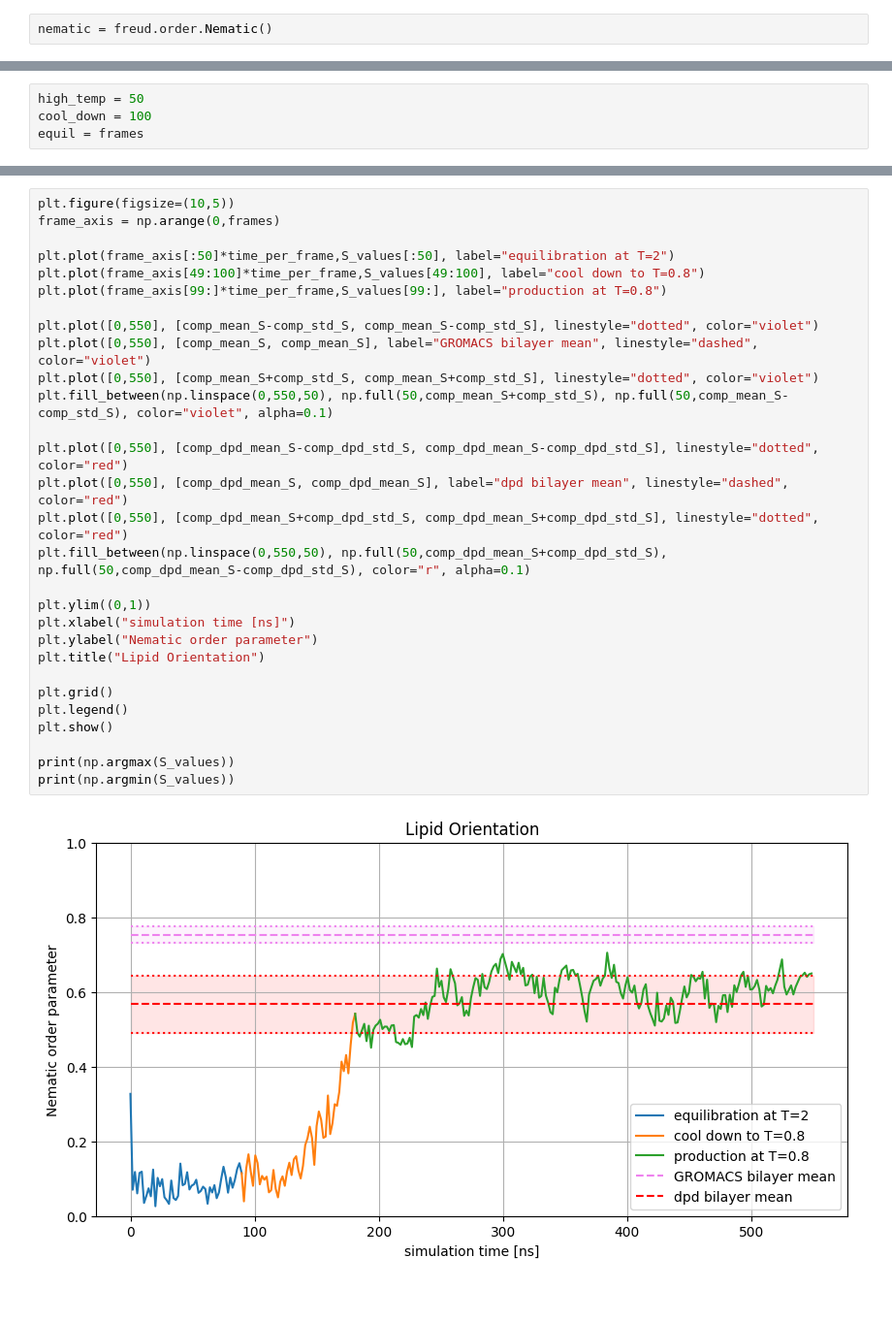
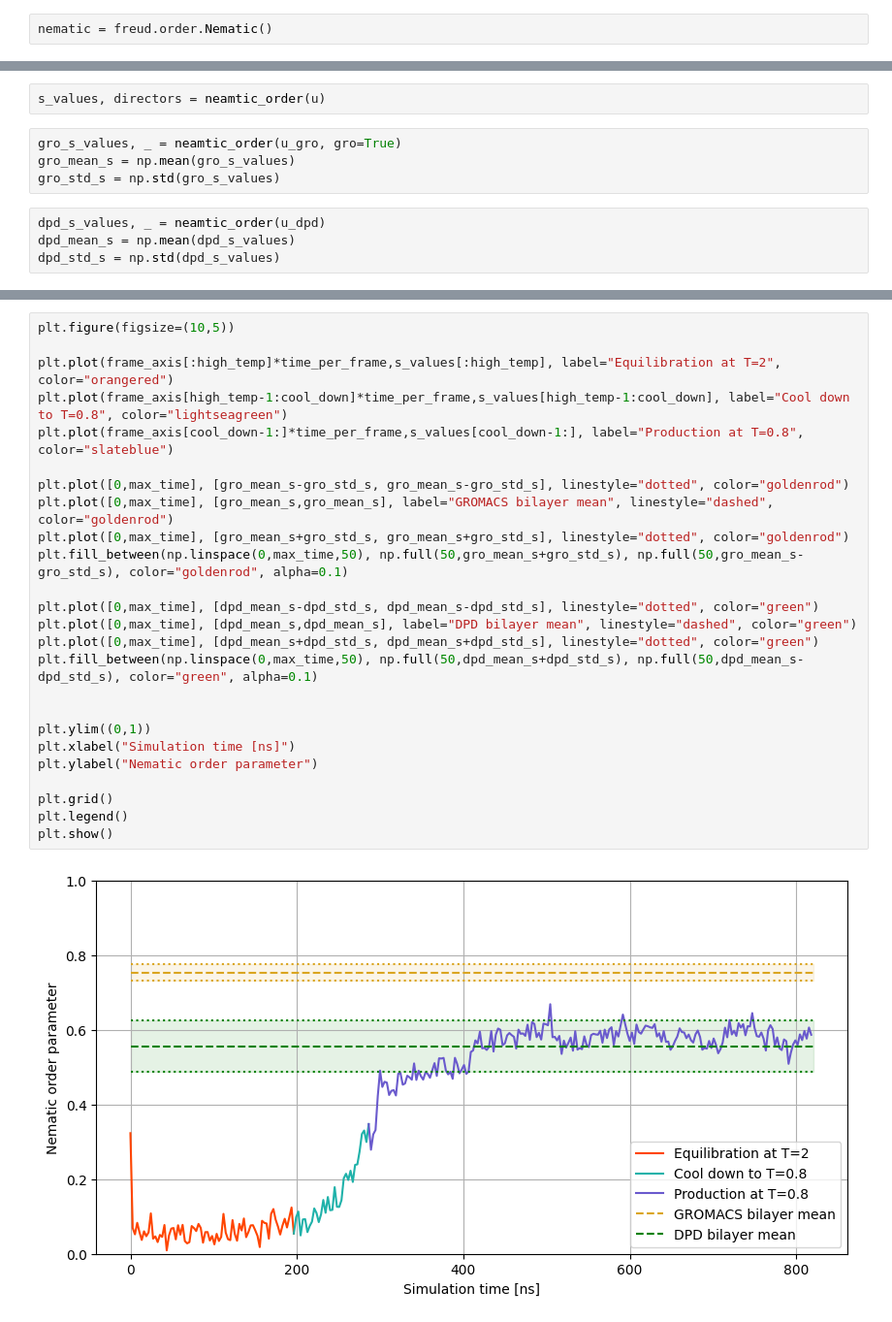
Before and after one commit to G-Scherer/dpd_simulation, a Jupyter notebook: lipid_self_assembly/analysis/analysis.ipynb, the cells around one changed output, grey strips where cells are left out. Shown: that part at 97% size. Saved outputs shown, nothing was run; the diff lists cells and outputs as text; blank space fills up the shorter version.

Commit message:
Finished better analysis notebook, updated images

```diff
--- a/lipid_self_assembly/analysis/analysis.ipynb
+++ b/lipid_self_assembly/analysis/analysis.ipynb
@@ -260,4 +176,10 @@ comp_dpd_std_S = np.std(comp_dpd_S_values)
-# %%
-high_temp = 50
-cool_down = 100
-equil = frames
+# %%
+s_values, directors = neamtic_order(u)
+# %%
+gro_s_values, _ = neamtic_order(u_gro, gro=True)
+gro_mean_s = np.mean(gro_s_values)
+gro_std_s = np.std(gro_s_values)
+# %%
+dpd_s_values, _ = neamtic_order(u_dpd)
+dpd_mean_s = np.mean(dpd_s_values)
+dpd_std_s = np.std(dpd_s_values)
@@ -264,31 +188,27 @@ equil = frames
 # %%
 plt.figure(figsize=(10,5))
-frame_axis = np.arange(0,frames)
 
-plt.plot(frame_axis[:50]*time_per_frame,S_values[:50], label="equilibration at T=2")
-plt.plot(frame_axis[49:100]*time_per_frame,S_values[49:100], label="cool down to T=0.8")
-plt.plot(frame_axis[99:]*time_per_frame,S_values[99:], label="production at T=0.8")
+plt.plot(frame_axis[:high_temp]*time_per_frame,s_values[:high_temp], label="Equilibration at T=2", color="orangered")
+plt.plot(frame_axis[high_temp-1:cool_down]*time_per_frame,s_values[high_temp-1:cool_down], label="Cool down to T=0.8", color="lightseagreen")
+plt.plot(frame_axis[cool_down-1:]*time_per_frame,s_values[cool_down-1:], label="Production at T=0.8", color="slateblue")
 
-plt.plot([0,550], [comp_mean_S-comp_std_S, comp_mean_S-comp_std_S], linestyle="dotted", color="violet")
-plt.plot([0,550], [comp_mean_S, comp_mean_S], label="GROMACS bilayer mean", linestyle="dashed", color="violet")
-plt.plot([0,550], [comp_mean_S+comp_std_S, comp_mean_S+comp_std_S], linestyle="dotted", color="violet")
-plt.fill_between(np.linspace(0,550,50), np.full(50,comp_mean_S+comp_std_S), np.full(50,comp_mean_S-comp_std_S), color="violet", alpha=0.1)
+plt.plot([0,max_time], [gro_mean_s-gro_std_s, gro_mean_s-gro_std_s], linestyle="dotted", color="goldenrod")
+plt.plot([0,max_time], [gro_mean_s,gro_mean_s], label="GROMACS bilayer mean", linestyle="dashed", color="goldenrod")
+plt.plot([0,max_time], [gro_mean_s+gro_std_s, gro_mean_s+gro_std_s], linestyle="dotted", color="goldenrod")
+plt.fill_between(np.linspace(0,max_time,50), np.full(50,gro_mean_s+gro_std_s), np.full(50,gro_mean_s-gro_std_s), color="goldenrod", alpha=0.1)
 
-plt.plot([0,550], [comp_dpd_mean_S-comp_dpd_std_S, comp_dpd_mean_S-comp_dpd_std_S], linestyle="dotted", color="red")
-plt.plot([0,550], [comp_dpd_mean_S, comp_dpd_mean_S], label="dpd bilayer mean", linestyle="dashed", color="red")
-plt.plot([0,550], [comp_dpd_mean_S+comp_dpd_std_S, comp_dpd_mean_S+comp_dpd_std_S], linestyle="dotted", color="red")
-plt.fill_between(np.linspace(0,550,50), np.full(50,comp_dpd_mean_S+comp_dpd_std_S), np.full(50,comp_dpd_mean_S-comp_dpd_std_S), color="r", alpha=0.1)
+plt.plot([0,max_time], [dpd_mean_s-dpd_std_s, dpd_mean_s-dpd_std_s], linestyle="dotted", color="green")
+plt.plot([0,max_time], [dpd_mean_s,dpd_mean_s], label="DPD bilayer mean", linestyle="dashed", color="green")
+plt.plot([0,max_time], [dpd_mean_s+dpd_std_s, dpd_mean_s+dpd_std_s], linestyle="dotted", color="green")
+plt.fill_between(np.linspace(0,max_time,50), np.full(50,dpd_mean_s+dpd_std_s), np.full(50,dpd_mean_s-dpd_std_s), color="green", alpha=0.1)
+
 
 plt.ylim((0,1))
-plt.xlabel("simulation time [ns]")
+plt.xlabel("Simulation time [ns]")
 plt.ylabel("Nematic order parameter")
-plt.title("Lipid Orientation")
 
 plt.grid()
 plt.legend()
 plt.show()
-
-print(np.argmax(S_values))
-print(np.argmin(S_values))
 # %% [output]
-[figure, old version]
+[figure, new version]
```
Also changed, not shown: parts of 72 cells of this notebook, 11 other files.
